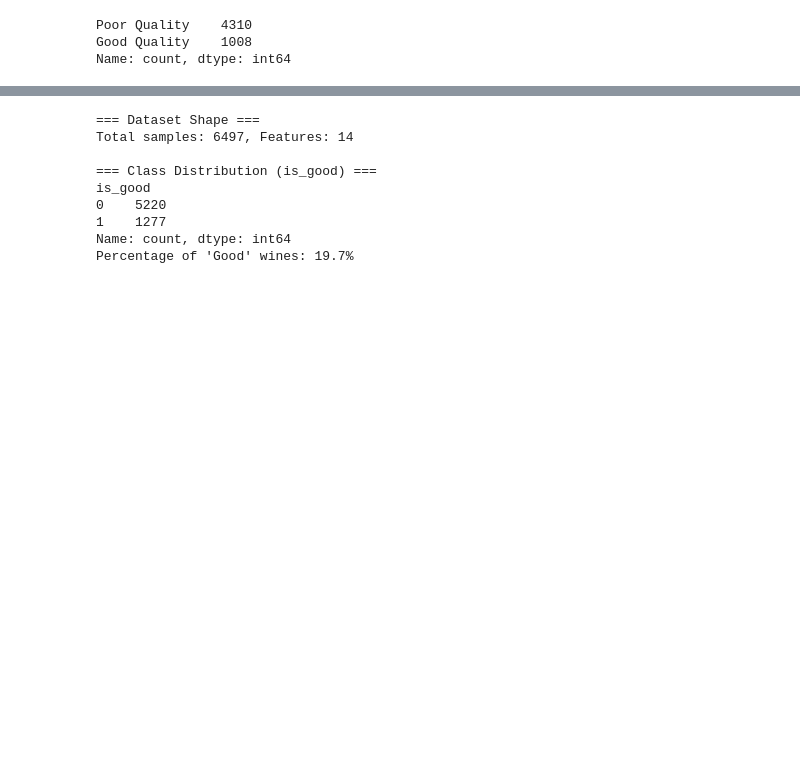
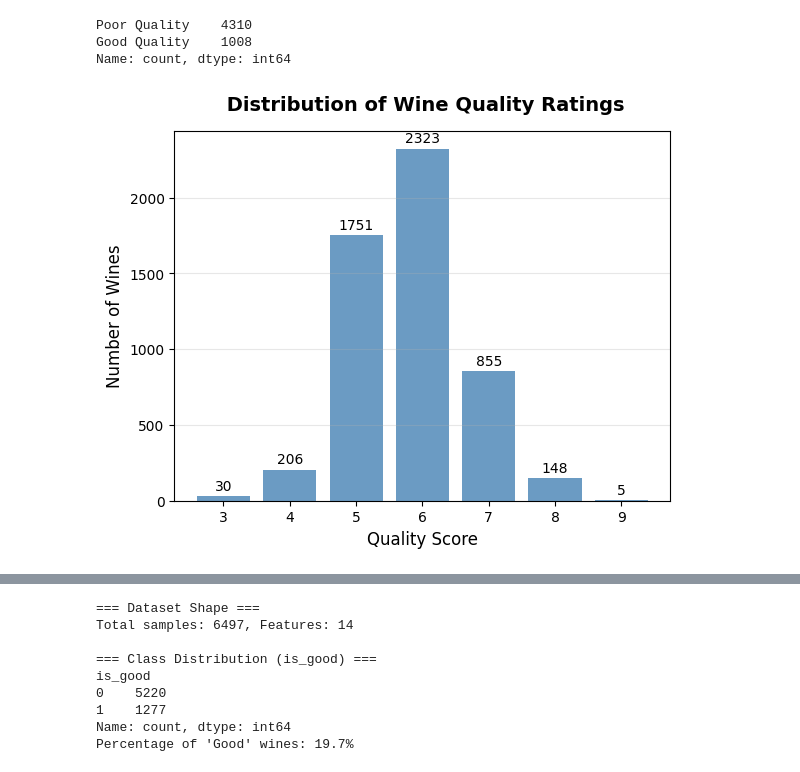
Before and after one commit to akash99955/AML, a Jupyter notebook: AI.ipynb, the cells around one changed output, grey strips where cells are left out. Saved outputs shown, nothing was run; the diff lists cells and outputs as text; code cells hidden in the pictures; blank space fills up the shorter version.

```diff
--- a/AI.ipynb
+++ b/AI.ipynb
@@ -86 +119,14 @@ df.drop_duplicates(inplace=True)
+# %%
+# Adding missing values to 5 different rows in different columns
+df.loc[10, 'fixed acidity'] = np.nan
+df.loc[25, 'volatile acidity'] = np.nan
+df.loc[42, 'citric acid'] = np.nan
+df.loc[67, 'residual sugar'] = np.nan
+df.loc[89, 'chlorides'] = np.nan
+df.loc[105, 'free sulfur dioxide'] = np.nan
+df.loc[150, 'total sulfur dioxide'] = np.nan
+df.loc[200, 'density'] = np.nan
+df.loc[250, 'pH'] = np.nan
+df.loc[300, 'sulphates'] = np.nan
+df.loc[350, 'alcohol'] = np.nan
 # %%
@@ -115,0 +148,13 @@ Name: count, dtype: float64
+# %%
+# For numeric wine features:
+df['fixed acidity'] = df['fixed acidity'].fillna(df['fixed acidity'].mean()).round(2)
+df['volatile acidity'] = df['volatile acidity'].fillna(df['volatile acidity'].mean()).round(2)
+df['citric acid'] = df['citric acid'].fillna(df['citric acid'].mean()).round(2)
+df['residual sugar'] = df['residual sugar'].fillna(df['residual sugar'].mean()).round(2)
+df['chlorides'] = df['chlorides'].fillna(df['chlorides'].mean()).round(2)
+df['free sulfur dioxide'] = df['free sulfur dioxide'].fillna(df['free sulfur dioxide'].mean()).round(2)
+df['total sulfur dioxide'] = df['total sulfur dioxide'].fillna(df['total sulfur dioxide'].mean()).round(2)
+df['density'] = df['density'].fillna(df['density'].mean()).round(3)  # 3 decimals for density
+df['pH'] = df['pH'].fillna(df['pH'].mean()).round(2)
+df['sulphates'] = df['sulphates'].fillna(df['sulphates'].mean()).round(2)
+df['alcohol'] = df['alcohol'].fillna(df['alcohol'].mean()).round(2)
@@ -126,3 +187,19 @@ print(category_counts)
 Poor Quality    4310
 Good Quality    1008
 Name: count, dtype: int64
+# %%
+# Quality Distribution
+ax1 = plt.subplot(1, 1, 1)
+quality_counts = df['quality'].value_counts().sort_index()
+bars = ax1.bar(quality_counts.index, quality_counts.values, color='steelblue', alpha=0.8)
+ax1.set_title(' Distribution of Wine Quality Ratings', fontsize=14, fontweight='bold', pad=15)
+ax1.set_xlabel('Quality Score', fontsize=12)
+ax1.set_ylabel('Number of Wines', fontsize=12)
+ax1.grid(axis='y', alpha=0.3)
+# Add value labels on bars
+for bar in bars:
+    height = bar.get_height()
+    ax1.text(bar.get_x() + bar.get_width()/2., height + 20,
+             f'{int(height)}', ha='center', va='bottom', fontsize=10)
+# %% [output]
+[figure, added]
```
Also changed, not shown: parts of 20 cells of this notebook.
